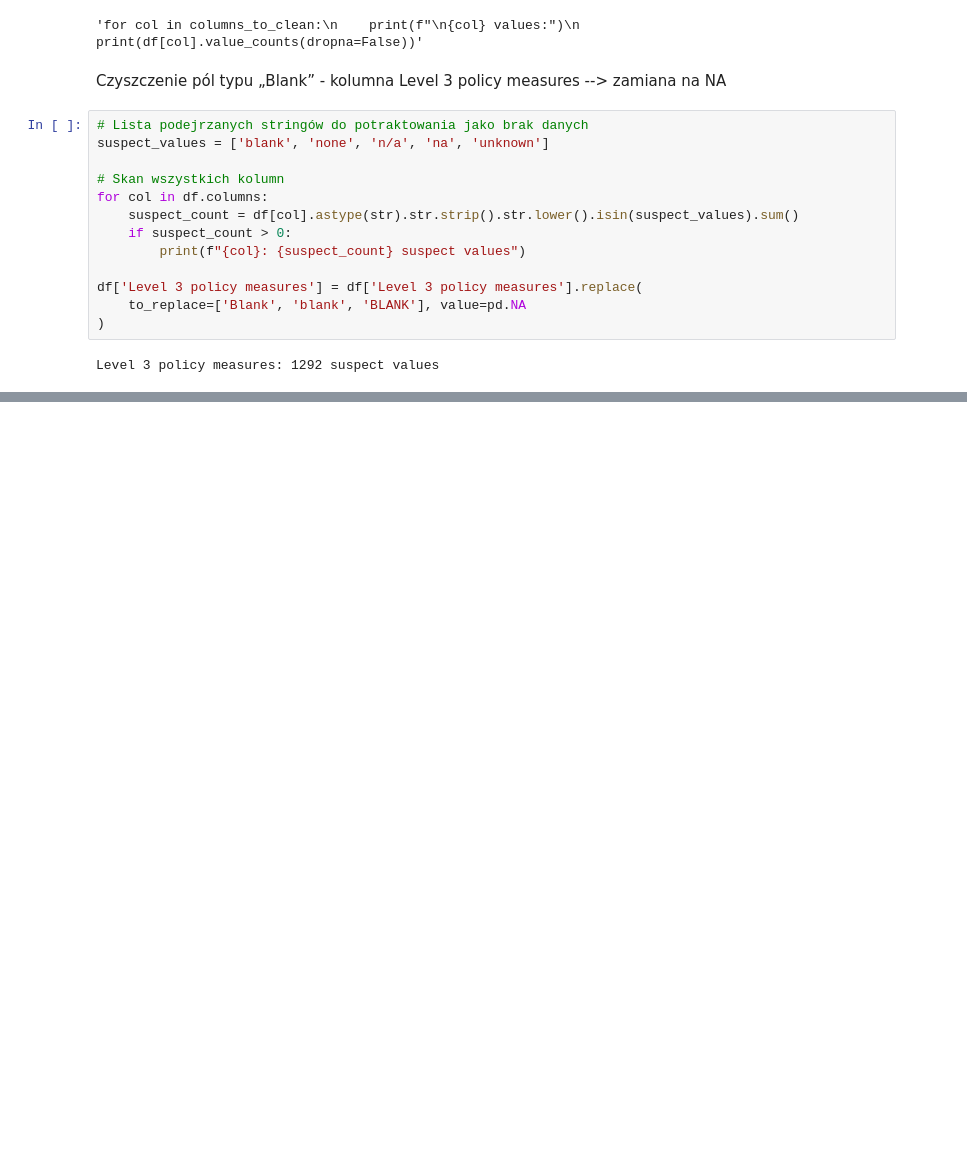
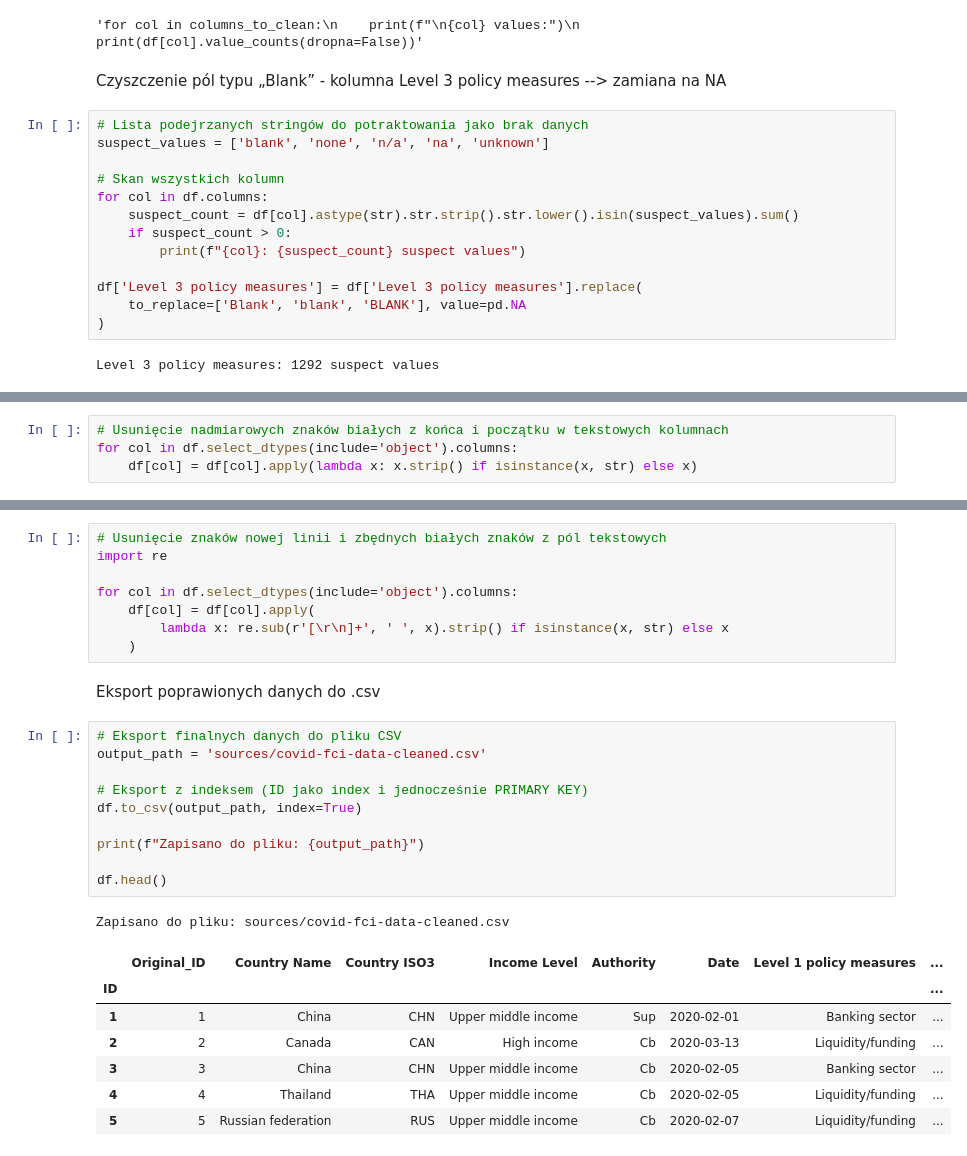
Before and after one commit to zacky111/Advanced_databases, a Jupyter notebook: data_changes.ipynb, the cells around one changed output, grey strips where cells are left out. Cells and saved outputs as stored; diff of their text form; blank space fills up the shorter version.

Commit message:
data cleaning finished

```diff
--- a/data_changes.ipynb
+++ b/data_changes.ipynb
@@ -132,0 +182,4 @@ Level 3 policy measures: 1292 suspect values
+# %%
+# Usunięcie nadmiarowych znaków białych z końca i początku w tekstowych kolumnach
+for col in df.select_dtypes(include='object').columns:
+    df[col] = df[col].apply(lambda x: x.strip() if isinstance(x, str) else x)
@@ -132,0 +188,29 @@ Level 3 policy measures: 1292 suspect values
+# %%
+# Usunięcie znaków nowej linii i zbędnych białych znaków z pól tekstowych
+import re
+
+for col in df.select_dtypes(include='object').columns:
+    df[col] = df[col].apply(
+        lambda x: re.sub(r'[\r\n]+', ' ', x).strip() if isinstance(x, str) else x
+    )
+# %% [markdown]
+Eksport poprawionych danych do .csv
+# %%
+# Eksport finalnych danych do pliku CSV
+output_path = 'sources/covid-fci-data-cleaned.csv'
+
+# Eksport z indeksem (ID jako index i jednocześnie PRIMARY KEY)
+df.to_csv(output_path, index=True)
+
+print(f"Zapisano do pliku: {output_path}")
+
+df.head()
+# %% [output]
+Zapisano do pliku: sources/covid-fci-data-cleaned.csv
+|  | Original_ID | Country Name | Country ISO3 | Income Level | Authority | Date | Level 1 policy measures | ... |
+| ID |  |  |  |  |  |  |  | ... |
+| 1 | 1 | China | CHN | Upper middle income | Sup | 2020-02-01 | Banking sector | ... |
+| 2 | 2 | Canada | CAN | High income | Cb | 2020-03-13 | Liquidity/funding | ... |
+| 3 | 3 | China | CHN | Upper middle income | Cb | 2020-02-05 | Banking sector | ... |
+| 4 | 4 | Thailand | THA | Upper middle income | Cb | 2020-02-05 | Liquidity/funding | ... |
+| 5 | 5 | Russian federation | RUS | Upper middle income | Cb | 2020-02-07 | Liquidity/funding | ... |
```
Also changed, not shown: parts of 9 cells of this notebook, 1 other file.
